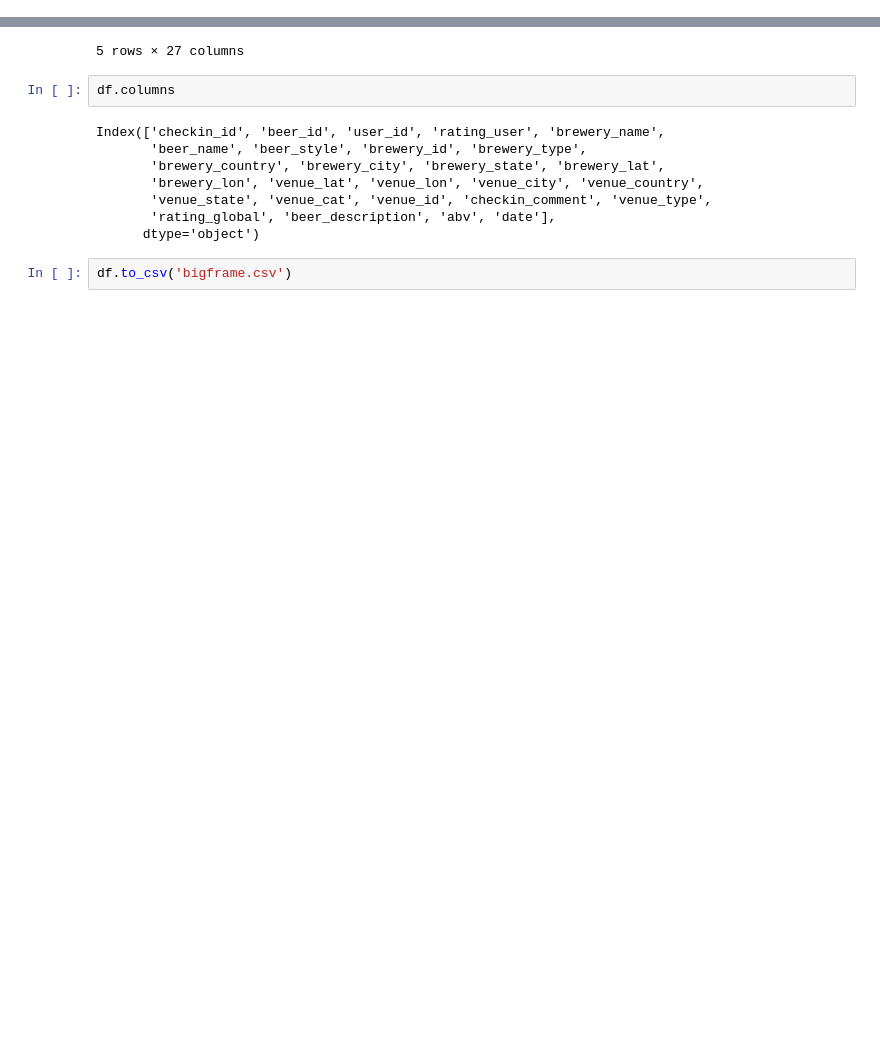
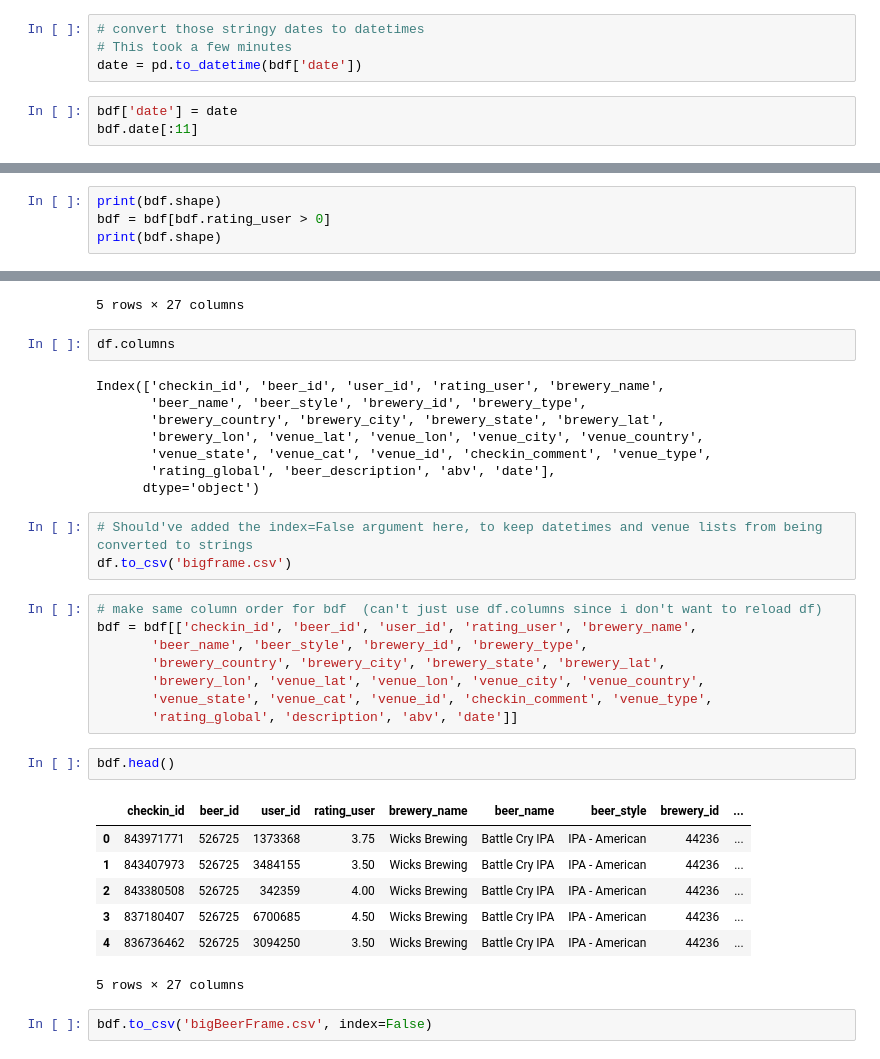
Before and after one commit to ebhtra/springboard, a Jupyter notebook: capstone_1/BigEasy.ipynb, the cells around one changed output, grey strips where cells are left out. Cells and saved outputs as stored; diff of their text form; blank space fills up the shorter version.

Commit message:
run bigBeerframe through the same preprocessing as bigframe, to combine the two later

```diff
--- a/capstone_1/BigEasy.ipynb
+++ b/capstone_1/BigEasy.ipynb
@@ -109,0 +128,7 @@ df.head()
+# %%
+# convert those stringy dates to datetimes
+# This took a few minutes
+date = pd.to_datetime(bdf['date'])
+# %%
+bdf['date'] = date
+bdf.date[:11]
@@ -118,3 +156,7 @@ df.shape
 print(f'User ratings range from {min(df.rating_user)} to {max(df.rating_user)}')
 # %% [output]
 User ratings range from 0.25 to 5.0
+# %%
+print(bdf.shape)
+bdf = bdf[bdf.rating_user > 0]
+print(bdf.shape)
@@ -270,5 +297,26 @@ Index(['checkin_id', 'beer_id', 'user_id', 'rating_user', 'brewery_name',
        'venue_state', 'venue_cat', 'venue_id', 'checkin_comment', 'venue_type',
        'rating_global', 'beer_description', 'abv', 'date'],
       dtype='object')
-# %%
-df.to_csv('bigframe.csv')
+# %%
+# Should've added the index=False argument here, to keep datetimes and venue lists from being converted to strings
+df.to_csv('bigframe.csv')
+# %%
+# make same column order for bdf  (can't just use df.columns since i don't want to reload df)
+bdf = bdf[['checkin_id', 'beer_id', 'user_id', 'rating_user', 'brewery_name',
+       'beer_name', 'beer_style', 'brewery_id', 'brewery_type',
+       'brewery_country', 'brewery_city', 'brewery_state', 'brewery_lat',
+       'brewery_lon', 'venue_lat', 'venue_lon', 'venue_city', 'venue_country',
+       'venue_state', 'venue_cat', 'venue_id', 'checkin_comment', 'venue_type',
+       'rating_global', 'description', 'abv', 'date']]
+# %%
+bdf.head()
+# %% [output]
+|  | checkin_id | beer_id | user_id | rating_user | brewery_name | beer_name | beer_style | brewery_id | ... |
+| 0 | 843971771 | 526725 | 1373368 | 3.75 | Wicks Brewing | Battle Cry IPA | IPA - American | 44236 | ... |
+| 1 | 843407973 | 526725 | 3484155 | 3.50 | Wicks Brewing | Battle Cry IPA | IPA - American | 44236 | ... |
+| 2 | 843380508 | 526725 | 342359 | 4.00 | Wicks Brewing | Battle Cry IPA | IPA - American | 44236 | ... |
+| 3 | 837180407 | 526725 | 6700685 | 4.50 | Wicks Brewing | Battle Cry IPA | IPA - American | 44236 | ... |
+| 4 | 836736462 | 526725 | 3094250 | 3.50 | Wicks Brewing | Battle Cry IPA | IPA - American | 44236 | ... |
+5 rows × 27 columns
+# %%
+bdf.to_csv('bigBeerFrame.csv', index=False)
```
Also changed, not shown: parts of 8 cells of this notebook.
